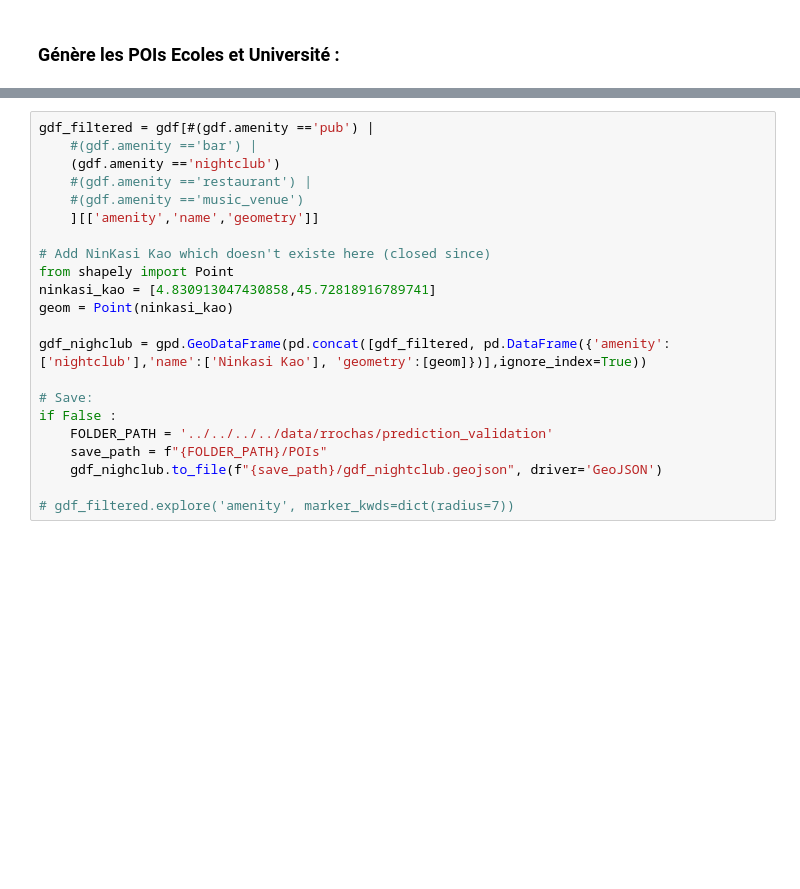
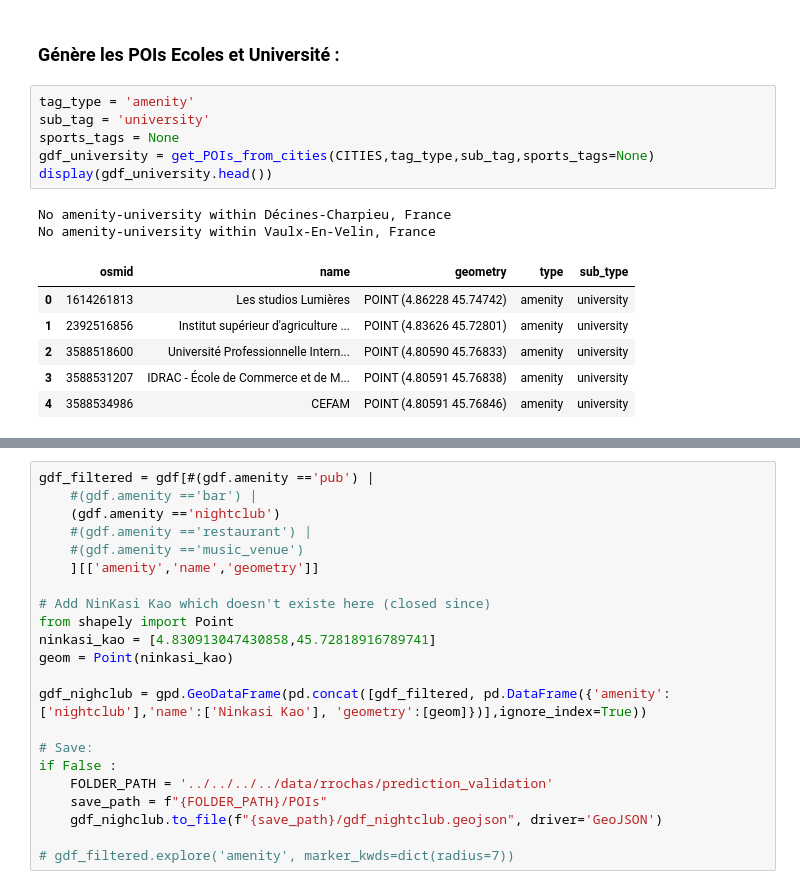
Before and after one commit to Fr-ocasting/prediction-validation, a Jupyter notebook: build_inputs/build_POIs.ipynb, the cells around one changed output, grey strips where cells are left out. Drawn from its saved outputs; the diff is of its cells as text; blank space fills up the shorter version.

```diff
--- a/build_inputs/build_POIs.ipynb
+++ b/build_inputs/build_POIs.ipynb
@@ -145,2 +187,17 @@ gdf_shop.explore()
 # %% [markdown]
 ### Génère les POIs Ecoles et Université :
+# %%
+tag_type = 'amenity'
+sub_tag = 'university'
+sports_tags = None
+gdf_university = get_POIs_from_cities(CITIES,tag_type,sub_tag,sports_tags=None)
+display(gdf_university.head())
+# %% [output]
+No amenity-university within Décines-Charpieu, France
+No amenity-university within Vaulx-En-Velin, France
+|  | osmid | name | geometry | type | sub_type |
+| 0 | 1614261813 | Les studios Lumières | POINT (4.86228 45.74742) | amenity | university |
+| 1 | 2392516856 | Institut supérieur d'agriculture ... | POINT (4.83626 45.72801) | amenity | university |
+| 2 | 3588518600 | Université Professionnelle Intern... | POINT (4.80590 45.76833) | amenity | university |
+| 3 | 3588531207 | IDRAC - École de Commerce et de M... | POINT (4.80591 45.76838) | amenity | university |
+| 4 | 3588534986 | CEFAM | POINT (4.80591 45.76846) | amenity | university |
```
Also changed, not shown: parts of 19 cells of this notebook, 10 other files.
